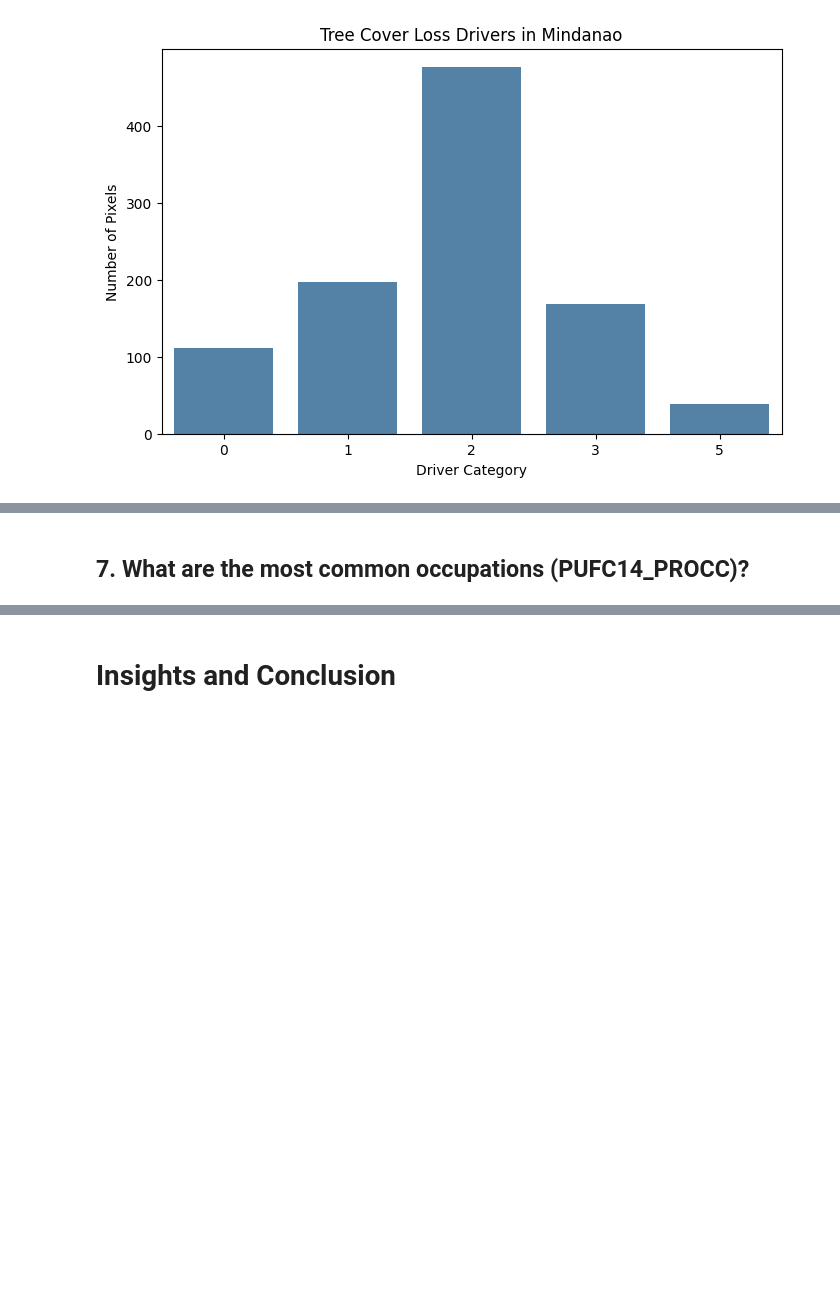
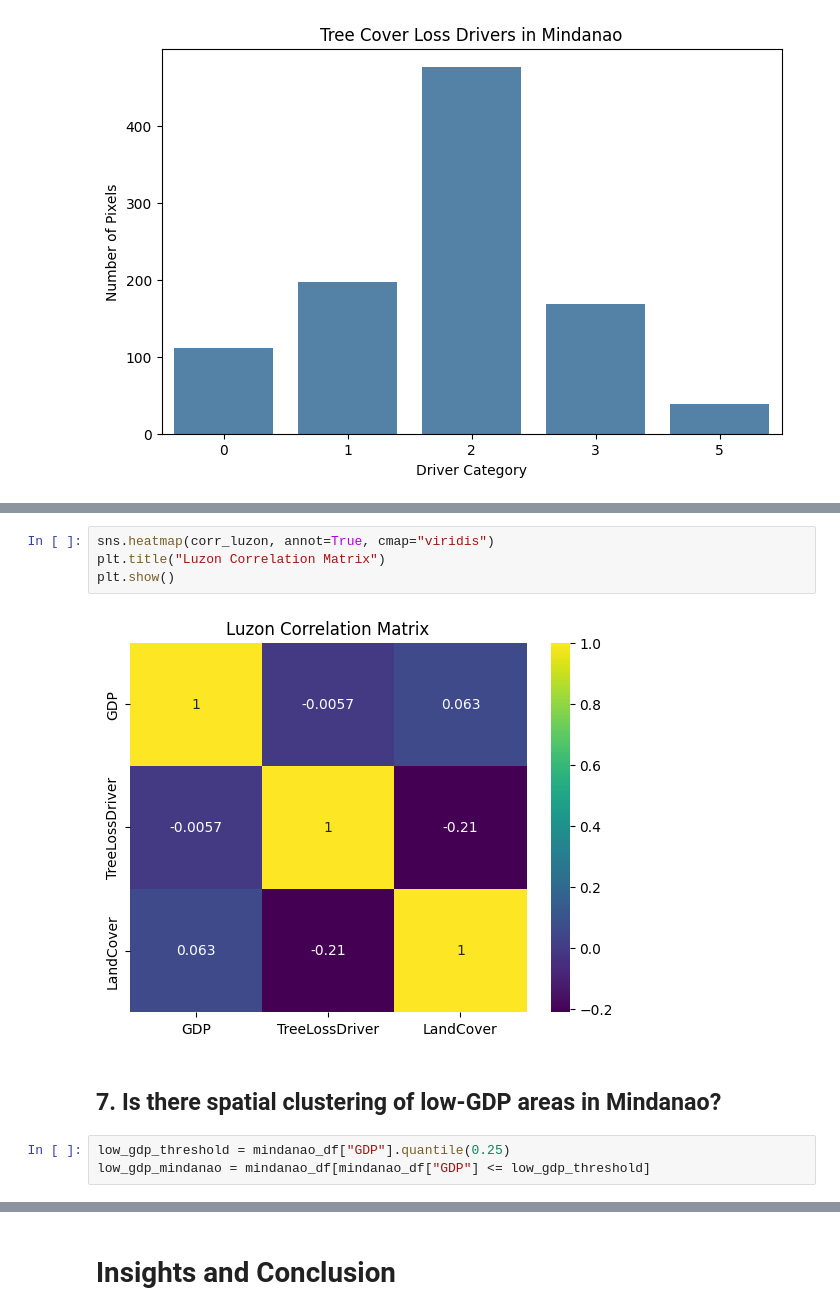
Before and after one commit to JacyNateLiu/CMEPHY1, a Jupyter notebook: cmephy.ipynb, the cells around one changed output, grey strips where cells are left out. Drawn from its saved outputs; the diff is of its cells as text; blank space fills up the shorter version.

```diff
--- a/cmephy.ipynb
+++ b/cmephy.ipynb
@@ -349,2 +417,11 @@ plot_driver_distribution(mindanao_counts, 'Mindanao')
+# %%
+sns.heatmap(corr_luzon, annot=True, cmap="viridis")
+plt.title("Luzon Correlation Matrix")
+plt.show()
+# %% [output]
+[figure, added]
 # %% [markdown]
-## 7. What are the most common occupations (PUFC14_PROCC)?
+## 7. Is there spatial clustering of low-GDP areas in Mindanao?
+# %%
+low_gdp_threshold = mindanao_df["GDP"].quantile(0.25)
+low_gdp_mindanao = mindanao_df[mindanao_df["GDP"] <= low_gdp_threshold]
```
Also changed, not shown: parts of 25 cells of this notebook.
